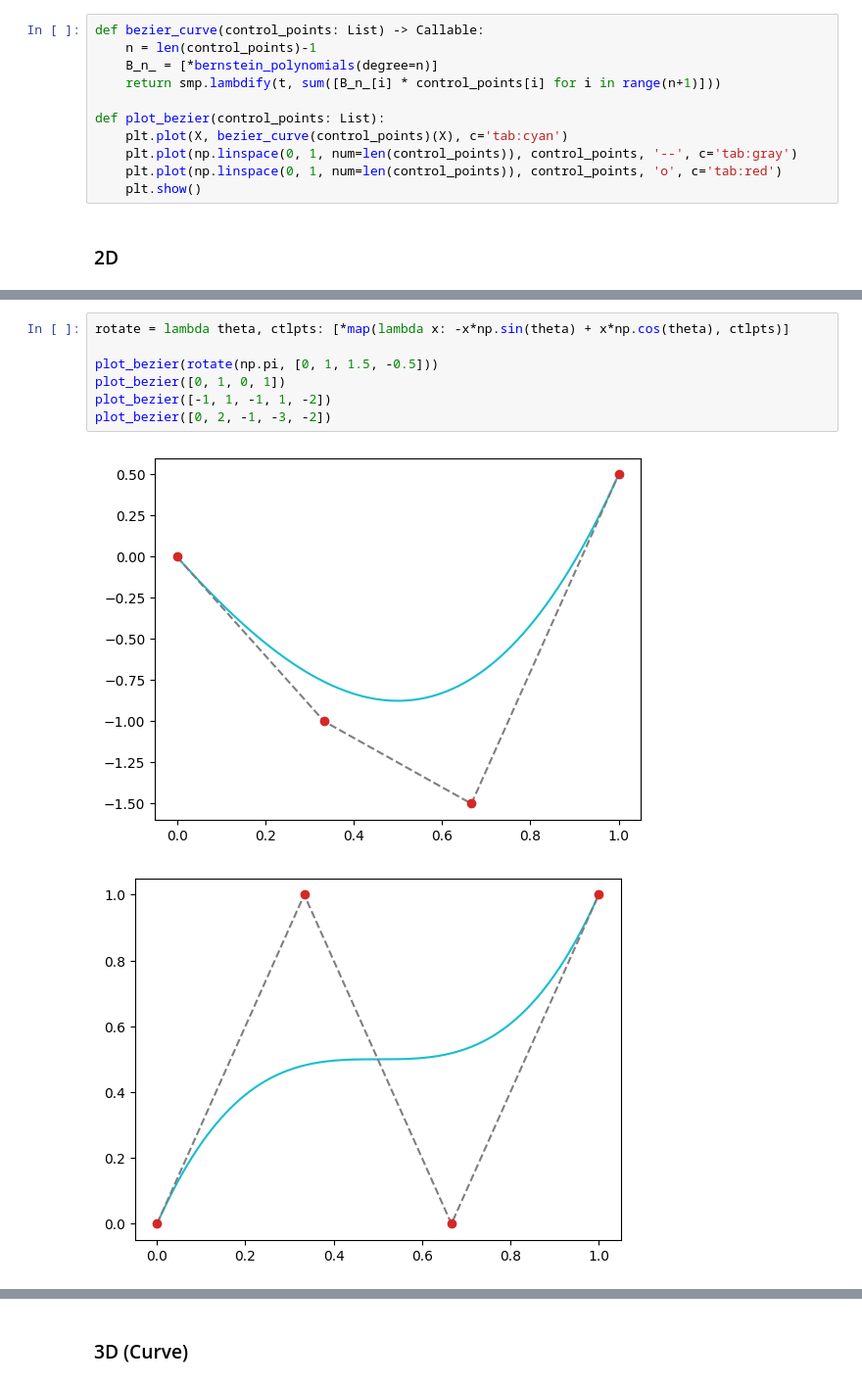
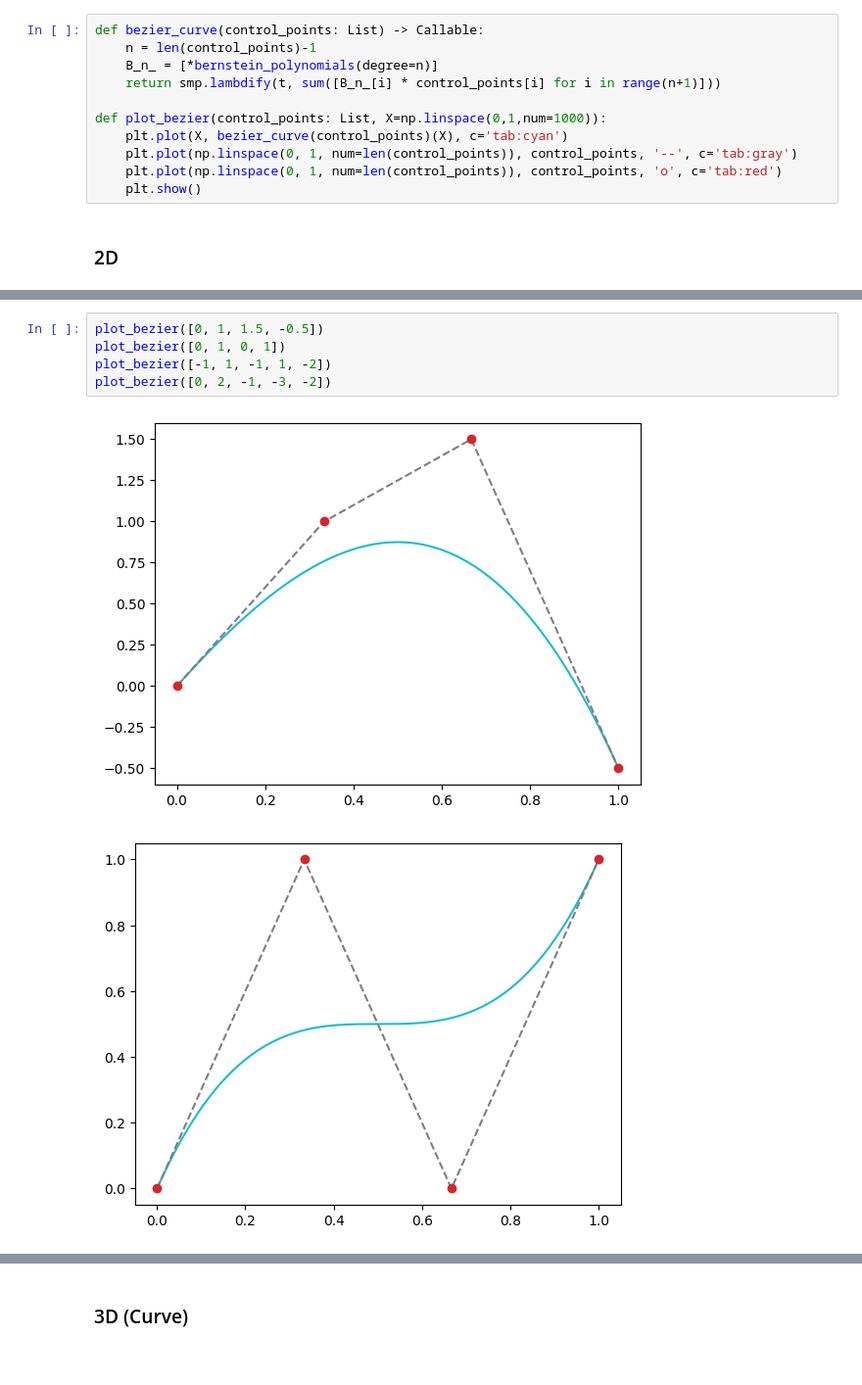
Before and after one commit to ttesmer/CAMPP, a Jupyter notebook: parametric_curves/Bernstein Polynomials, Bezier Curves, B-Splines and NURBS.ipynb, the cells around one changed output, grey strips where cells are left out. Shown at 98% size. Saved outputs shown, nothing was run; the diff lists cells and outputs as text.

```diff
--- a/parametric_curves/Bernstein Polynomials, Bezier Curves, B-Splines and NURBS.ipynb
+++ b/parametric_curves/Bernstein Polynomials, Bezier Curves, B-Splines and NURBS.ipynb
@@ -54,7 +54,7 @@ def bezier_curve(control_points: List) -> Callable:
     B_n_ = [*bernstein_polynomials(degree=n)]
     return smp.lambdify(t, sum([B_n_[i] * control_points[i] for i in range(n+1)]))
 
-def plot_bezier(control_points: List):
+def plot_bezier(control_points: List, X=np.linspace(0,1,num=1000)):
     plt.plot(X, bezier_curve(control_points)(X), c='tab:cyan')
     plt.plot(np.linspace(0, 1, num=len(control_points)), control_points, '--', c='tab:gray')
     plt.plot(np.linspace(0, 1, num=len(control_points)), control_points, 'o', c='tab:red')
@@ -68,12 +64,10 @@ rotate(0.25*np.pi, [0, 1, 1.5, -0.5])
 # %%
-rotate = lambda theta, ctlpts: [*map(lambda x: -x*np.sin(theta) + x*np.cos(theta), ctlpts)]
-
-plot_bezier(rotate(np.pi, [0, 1, 1.5, -0.5]))
+plot_bezier([0, 1, 1.5, -0.5])
 plot_bezier([0, 1, 0, 1])
 plot_bezier([-1, 1, -1, 1, -2])
 plot_bezier([0, 2, -1, -3, -2])
 # %% [output]
-[figure, old version]
+[figure, new version]
 [figure]
 [figure]
 [figure]
```
Also changed, not shown: parts of 7 cells of this notebook.
